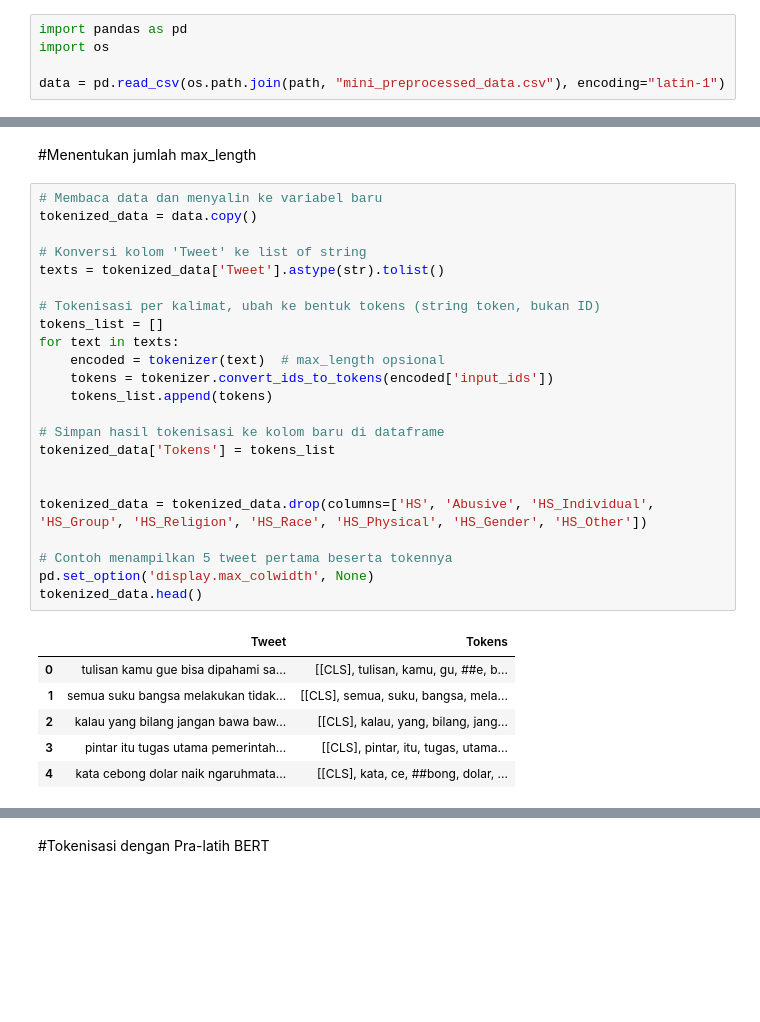
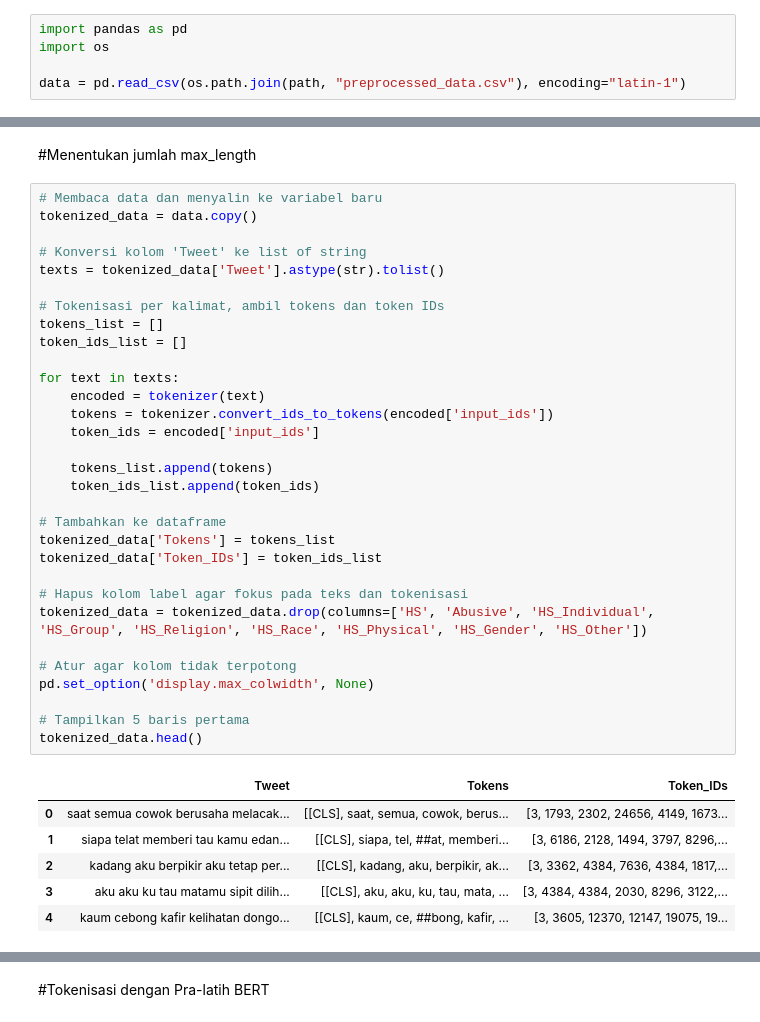
Before and after one commit to TugasAkhir-HateSpeechDetection/HateSpeechDetection-ML, a Jupyter notebook: HateSpeech_Tokenization.ipynb, the cells around one changed output, grey strips where cells are left out. Drawn from its saved outputs; the diff is of its cells as text; blank space fills up the shorter version.

```diff
--- a/HateSpeech_Tokenization.ipynb
+++ b/HateSpeech_Tokenization.ipynb
@@ -9,7 +9,7 @@ path = "/content/drive/MyDrive/Colab Notebooks/Tugas Akhir"
 import pandas as pd
 import os
 
-data = pd.read_csv(os.path.join(path, "mini_preprocessed_data.csv"), encoding="latin-1")
+data = pd.read_csv(os.path.join(path, "preprocessed_data.csv"), encoding="latin-1")
 # %%
 print("Shape dataset:", data.shape)
 data.head()
@@ -60,33 +65,41 @@ If your task is similar to the task the model of the checkpoint was trained on,
 # %%
 # Membaca data dan menyalin ke variabel baru
 tokenized_data = data.copy()
 
 # Konversi kolom 'Tweet' ke list of string
 texts = tokenized_data['Tweet'].astype(str).tolist()
 
-# Tokenisasi per kalimat, ubah ke bentuk tokens (string token, bukan ID)
+# Tokenisasi per kalimat, ambil tokens dan token IDs
 tokens_list = []
+token_ids_list = []
+
 for text in texts:
-    encoded = tokenizer(text)  # max_length opsional
+    encoded = tokenizer(text)
     tokens = tokenizer.convert_ids_to_tokens(encoded['input_ids'])
+    token_ids = encoded['input_ids']
+
     tokens_list.append(tokens)
+    token_ids_list.append(token_ids)
 
-# Simpan hasil tokenisasi ke kolom baru di dataframe
+# Tambahkan ke dataframe
 tokenized_data['Tokens'] = tokens_list
+tokenized_data['Token_IDs'] = token_ids_list
 
-
+# Hapus kolom label agar fokus pada teks dan tokenisasi
 tokenized_data = tokenized_data.drop(columns=['HS', 'Abusive', 'HS_Individual', 'HS_Group', 'HS_Religion', 'HS_Race', 'HS_Physical', 'HS_Gender', 'HS_Other'])
 
-# Contoh menampilkan 5 tweet pertama beserta tokennya
+# Atur agar kolom tidak terpotong
 pd.set_option('display.max_colwidth', None)
+
+# Tampilkan 5 baris pertama
 tokenized_data.head()
 # %% [output]
-|  | Tweet | Tokens |
-| 0 | tulisan kamu gue bisa dipahami sa... | [[CLS], tulisan, kamu, gu, ##e, b... |
-| 1 | semua suku bangsa melakukan tidak... | [[CLS], semua, suku, bangsa, mela... |
-| 2 | kalau yang bilang jangan bawa baw... | [[CLS], kalau, yang, bilang, jang... |
-| 3 | pintar itu tugas utama pemerintah... | [[CLS], pintar, itu, tugas, utama... |
-| 4 | kata cebong dolar naik ngaruhmata... | [[CLS], kata, ce, ##bong, dolar, ... |
+|  | Tweet | Tokens | Token_IDs |
+| 0 | saat semua cowok berusaha melacak... | [[CLS], saat, semua, cowok, berus... | [3, 1793, 2302, 24656, 4149, 1673... |
+| 1 | siapa telat memberi tau kamu edan... | [[CLS], siapa, tel, ##at, memberi... | [3, 6186, 2128, 1494, 3797, 8296,... |
+| 2 | kadang aku berpikir aku tetap per... | [[CLS], kadang, aku, berpikir, ak... | [3, 3362, 4384, 7636, 4384, 1817,... |
+| 3 | aku aku ku tau matamu sipit dilih... | [[CLS], aku, aku, ku, tau, mata, ... | [3, 4384, 4384, 2030, 8296, 3122,... |
+| 4 | kaum cebong kafir kelihatan dongo... | [[CLS], kaum, ce, ##bong, kafir, ... | [3, 3605, 12370, 12147, 19075, 19... |
 # %%
 # Hitung panjang token per tweet
 token_lengths = tokenized_data['Tokens'].apply(len)
```
Also changed, not shown: parts of 10 cells of this notebook, 8 other files.
